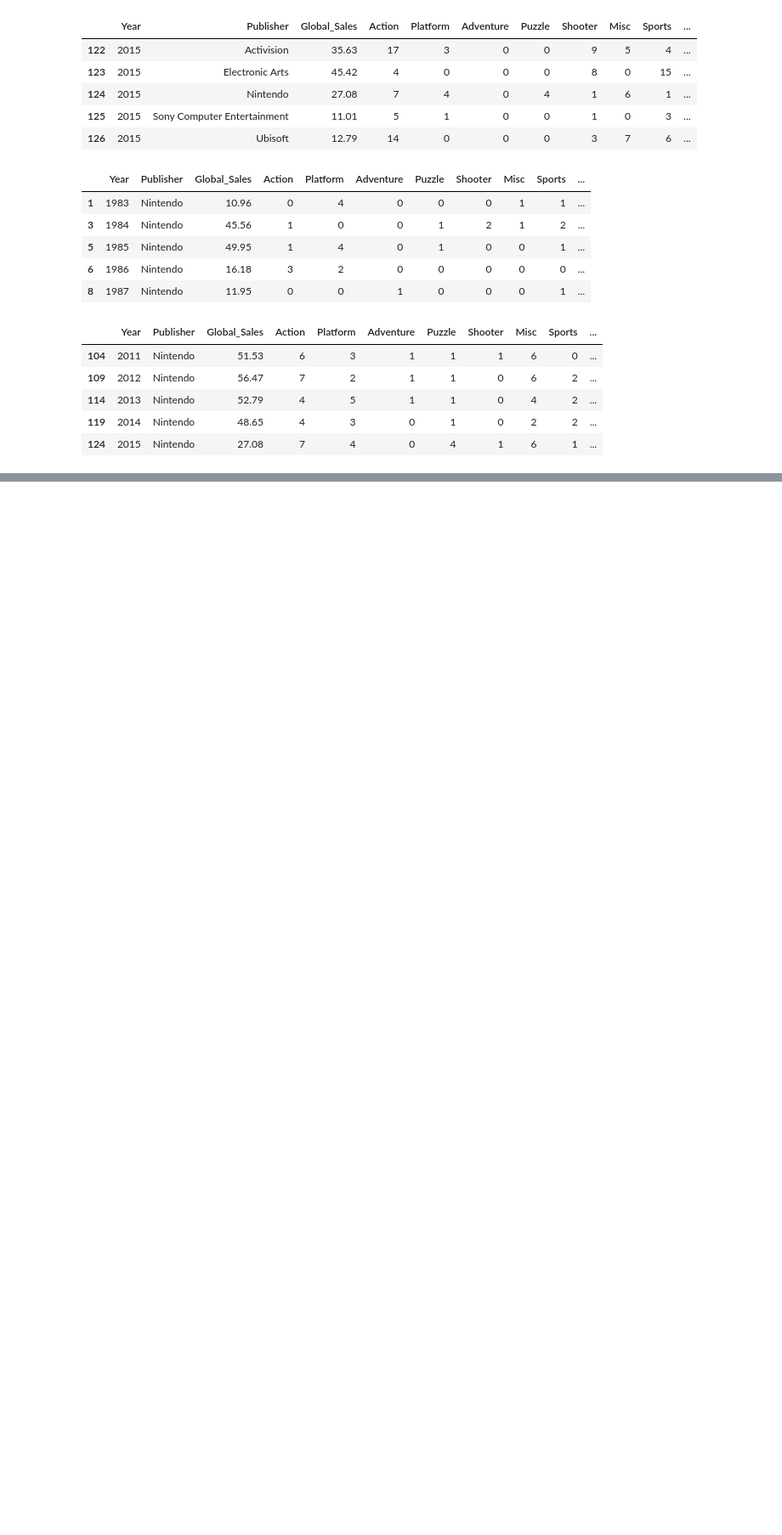
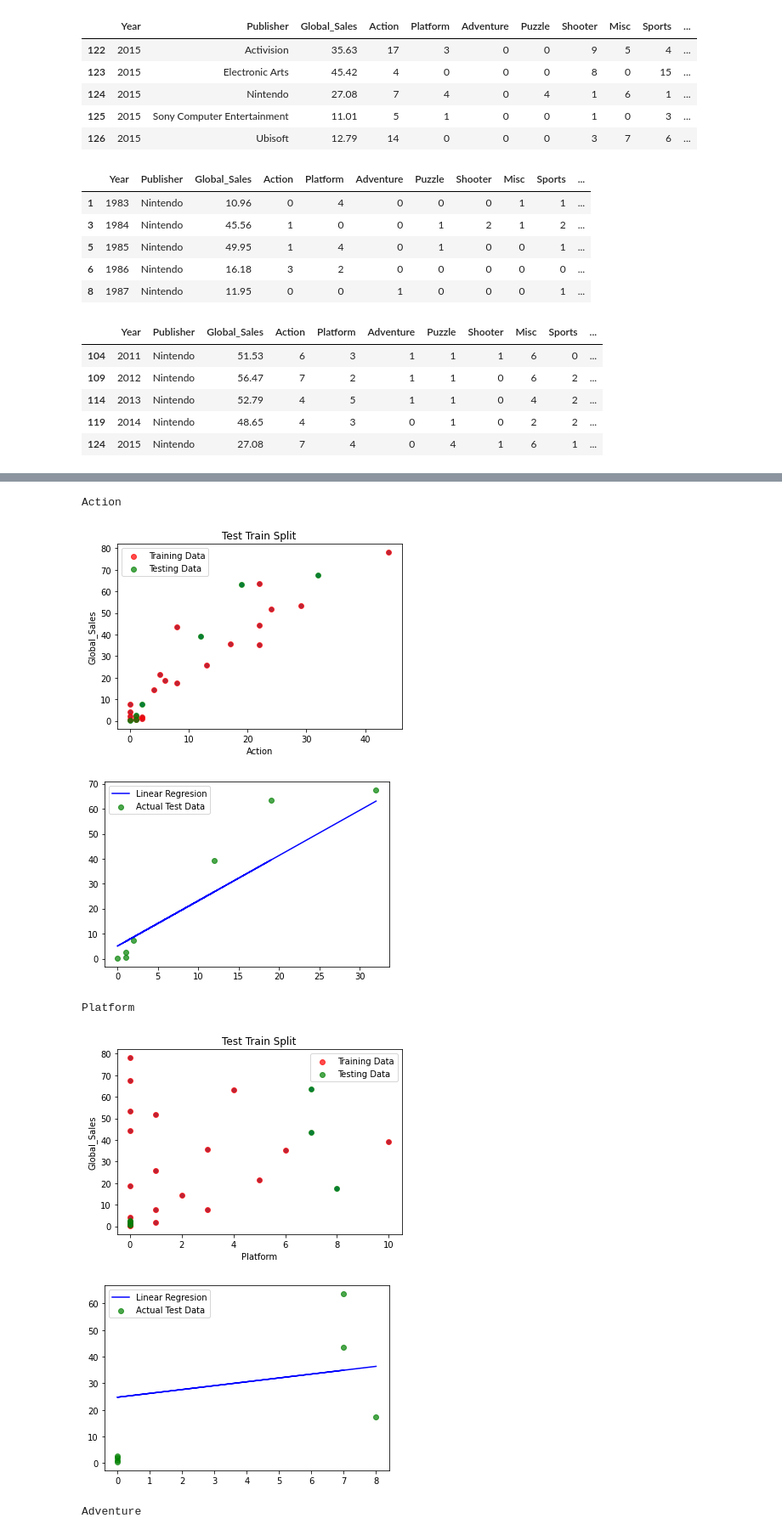
Before and after one commit to bcalvario/PruebaMachineLearning, a Jupyter notebook: Ejercicio1.ipynb, the cells around one changed output, grey strips where cells are left out. Shown at 85% size. Drawn from its saved outputs; the diff is of its cells as text; code cells hidden in the pictures; blank space fills up the shorter version.

```diff
--- a/Ejercicio1.ipynb
+++ b/Ejercicio1.ipynb
@@ -190,0 +100,3 @@ linear_regression(subdf, 'Strategy', 'Global_Sales')
+# %%
+subdf2 = df[df['Publisher'].str.contains('Activision')]
+subdf2.head()
@@ -190,0 +119,11 @@ linear_regression(subdf, 'Strategy', 'Global_Sales')
+# %%
+
+linear_regression_dataset(df = subdf2, target_variable = 'Global_Sales',columns_names = columns_names)
+# %% [output]
+Action
+[figure, added]
+[figure, added]
+Platform
+[figure, added]
+[figure, added]
+Adventure
```
Also changed, not shown: parts of 42 cells of this notebook.
